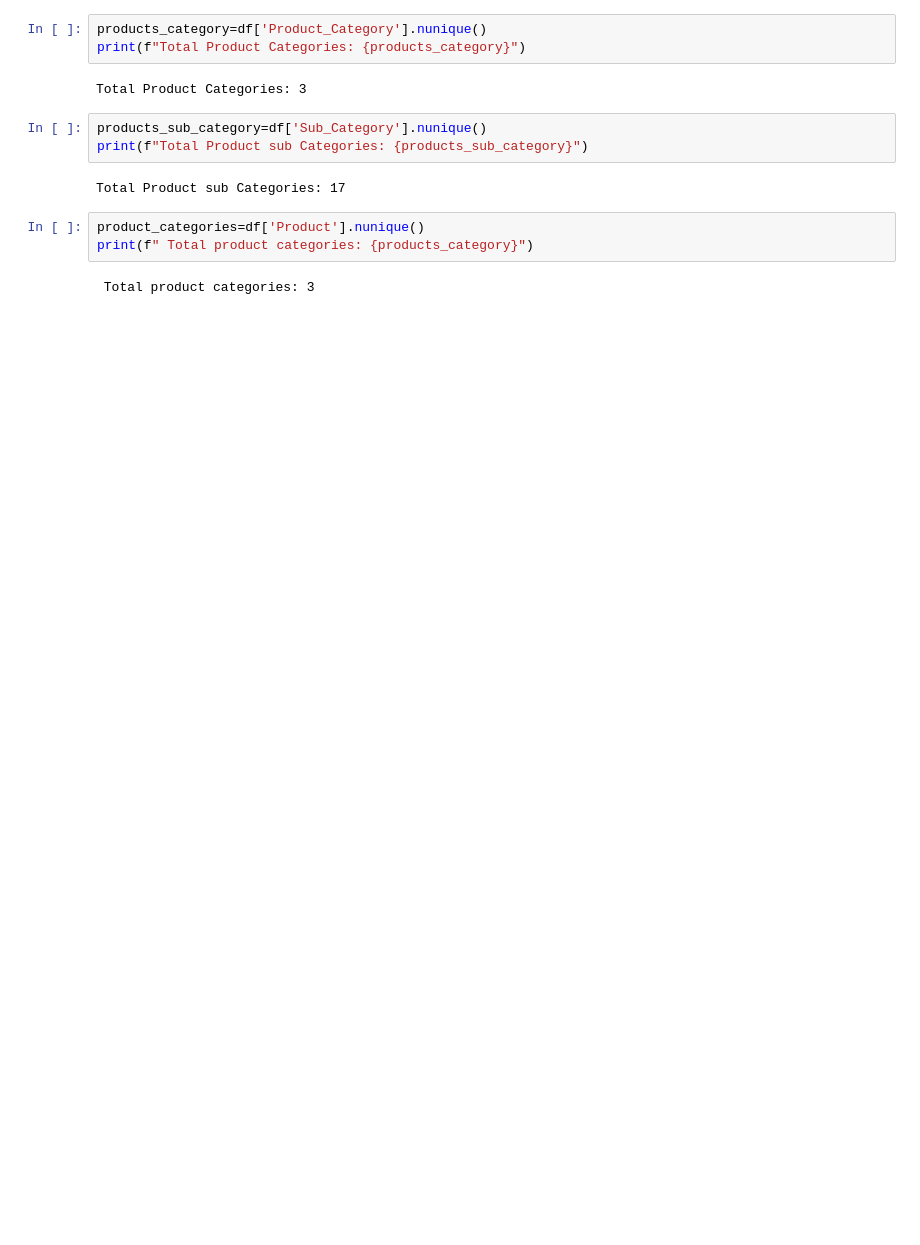
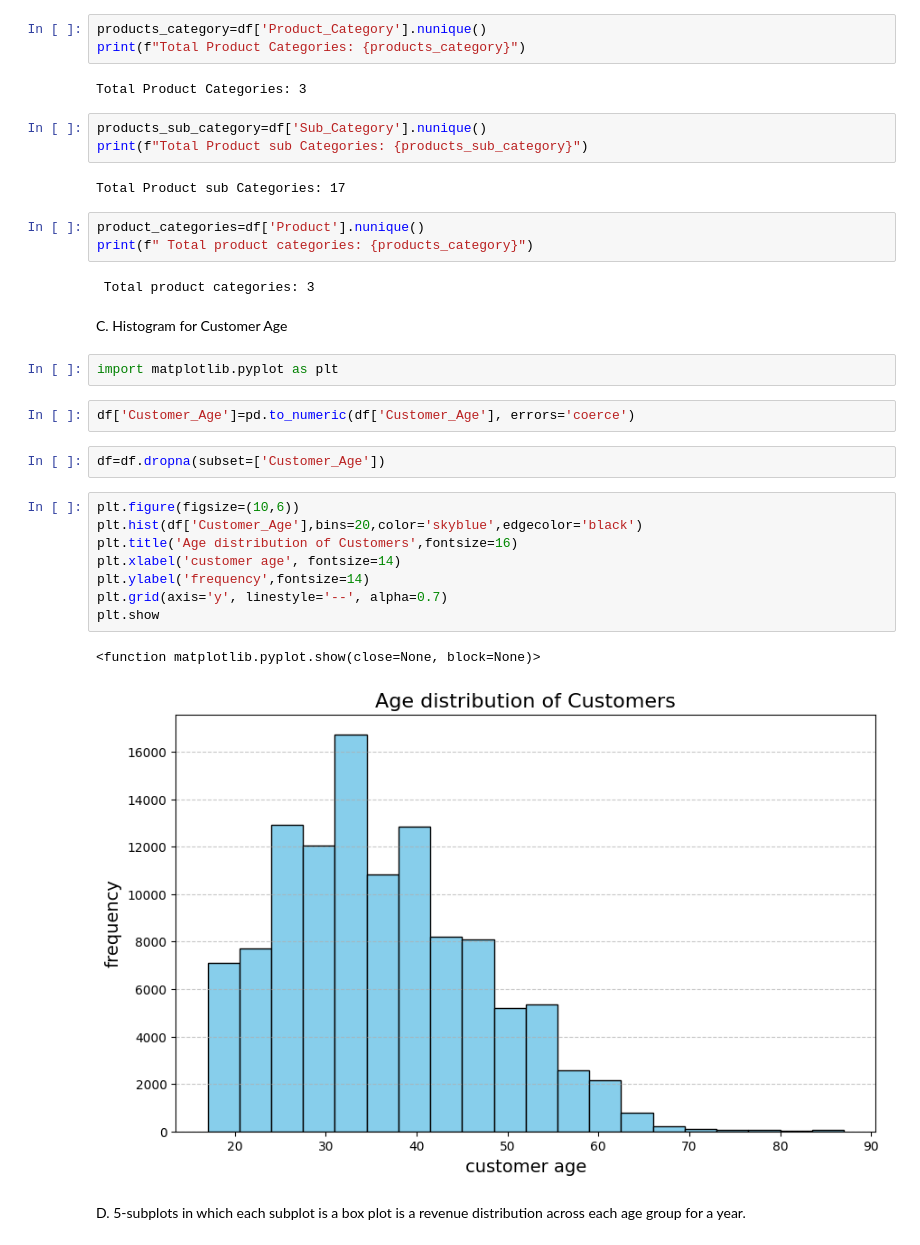
Before and after one commit to srisabarish0112/EntransAI-Induction-Tasks, a Jupyter notebook: tasks.ipynb, the cells around one changed output. Saved outputs shown, nothing was run; the diff lists cells and outputs as text; blank space fills up the shorter version.

Commit message:
histogram

```diff
--- a/tasks.ipynb
+++ b/tasks.ipynb
@@ -75,3 +79,24 @@ product_categories=df['Product'].nunique()
 print(f" Total product categories: {products_category}")
 # %% [output]
  Total product categories: 3
+# %% [markdown]
+C. Histogram for Customer Age
+# %%
+import matplotlib.pyplot as plt
+# %%
+df['Customer_Age']=pd.to_numeric(df['Customer_Age'], errors='coerce')
+# %%
+df=df.dropna(subset=['Customer_Age'])
+# %%
+plt.figure(figsize=(10,6))
+plt.hist(df['Customer_Age'],bins=20,color='skyblue',edgecolor='black')
+plt.title('Age distribution of Customers',fontsize=16)
+plt.xlabel('customer age', fontsize=14)
+plt.ylabel('frequency',fontsize=14)
+plt.grid(axis='y', linestyle='--', alpha=0.7)
+plt.show
+# %% [output]
+<function matplotlib.pyplot.show(close=None, block=None)>
+[figure, added]
+# %% [markdown]
+D.  5-subplots in which each subplot is a box plot is a revenue distribution across each age group for a year.
```
Also changed, not shown: parts of 2 cells of this notebook.
